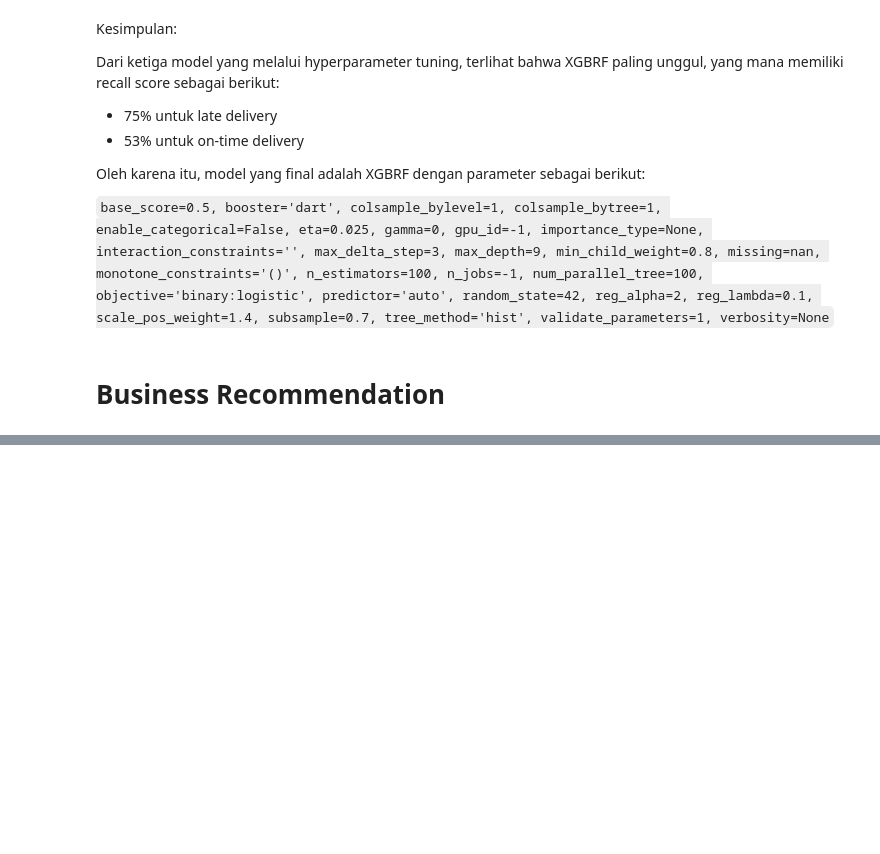
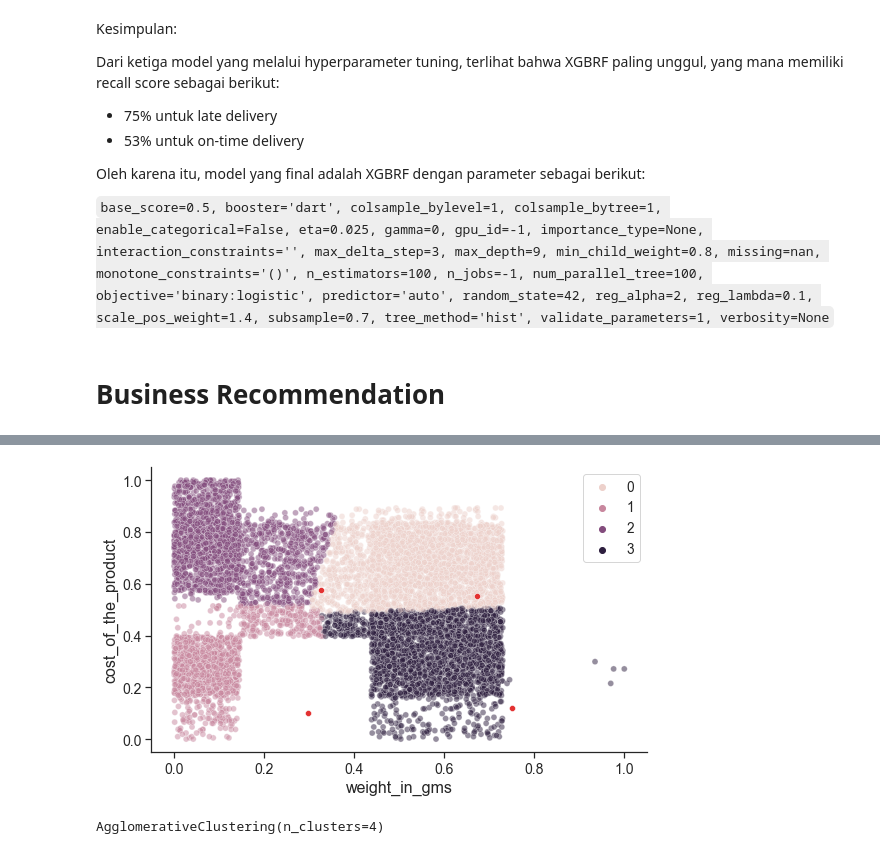
Before and after one commit to fnurrahmadi/data-portfolio, a Jupyter notebook: E-Commerce Shipping Data/project.ipynb, the cells around one changed output, grey strips where cells are left out. Cells and saved outputs as stored; diff of their text form; code cells hidden in the pictures; blank space fills up the shorter version.

```diff
--- a/E-Commerce Shipping Data/project.ipynb
+++ b/E-Commerce Shipping Data/project.ipynb
@@ -2354,0 +2428,8 @@ Oleh karena itu, model yang final adalah XGBRF dengan parameter sebagai berikut:
+# %%
+sns.scatterplot(data=new_X, y='cost_of_the_product', x='weight_in_gms',
+                hue='cluster', alpha=0.5)
+sns.scatterplot(data=cluster_centers, x=0, y=1, color=red)
+plt.tight_layout()
+plt.show()
+# %% [output]
+[figure, added]
@@ -2354,0 +2438,7 @@ Oleh karena itu, model yang final adalah XGBRF dengan parameter sebagai berikut:
+# %%
+from sklearn.cluster import AgglomerativeClustering
+ac = AgglomerativeClustering(n_clusters=4)
+# ac = AgglomerativeClustering(n_clusters=None, distance_threshold=30)
+ac.fit(new_X.values)
+# %% [output]
+AgglomerativeClustering(n_clusters=4)
```
Also changed, not shown: parts of 30 cells of this notebook, 1 other file.
